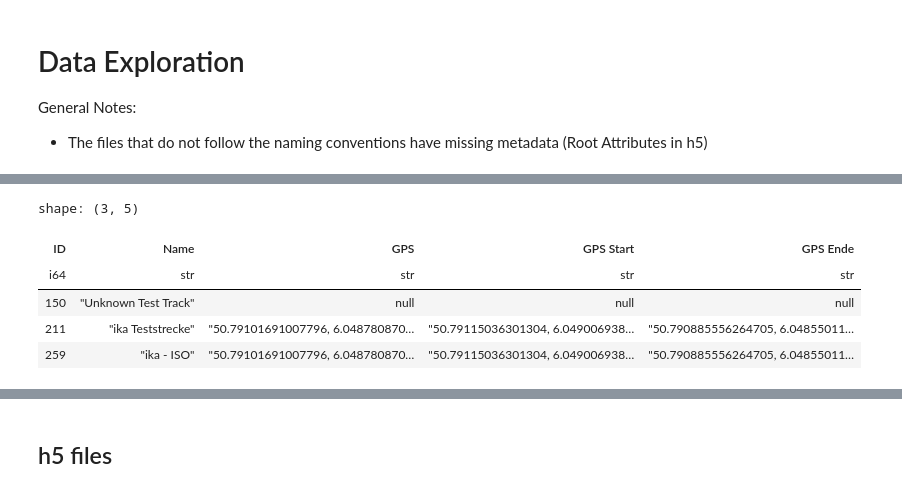
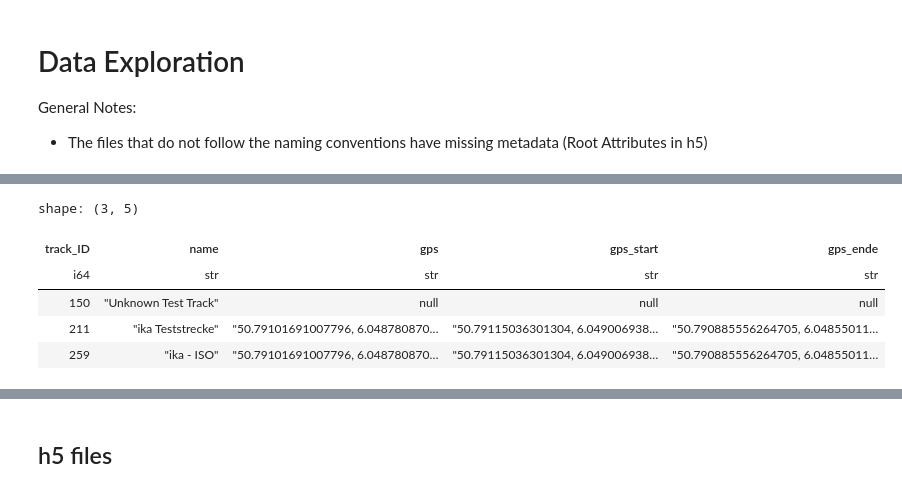
Before and after one commit to m-j-w-f/ROAR, a Jupyter notebook: src/roar/notenbooks/explore.ipynb, the cells around one changed output, grey strips where cells are left out. Cells and saved outputs as stored; diff of their text form; code cells hidden in the pictures.

```diff
--- a/src/roar/notenbooks/explore.ipynb
+++ b/src/roar/notenbooks/explore.ipynb
@@ -56,10 +59,10 @@ shape: (6, 5)
 # %%
-# Does not have a lot of relevance right now -> just load it
-strecken = pl.read_csv(DATA_DIR / "Extras" / "strecken.csv")
-strecken
+# Track information
+tracks = pl.read_csv(EXTRAS_DIR / "tracks.csv")
+tracks
 # %% [output]
 shape: (3, 5)
-| ID | Name | GPS | GPS Start | GPS Ende |
+| track_ID | name | gps | gps_start | gps_ende |
 | i64 | str | str | str | str |
 | 150 | "Unknown Test Track" | null | null | null |
 | 211 | "ika Teststrecke" | "50.79101691007796, 6.048780870… | "50.79115036301304, 6.049006938… | "50.790885556264705, 6.04855011… |
```
Also changed, not shown: parts of 15 cells of this notebook, 6 other files.
